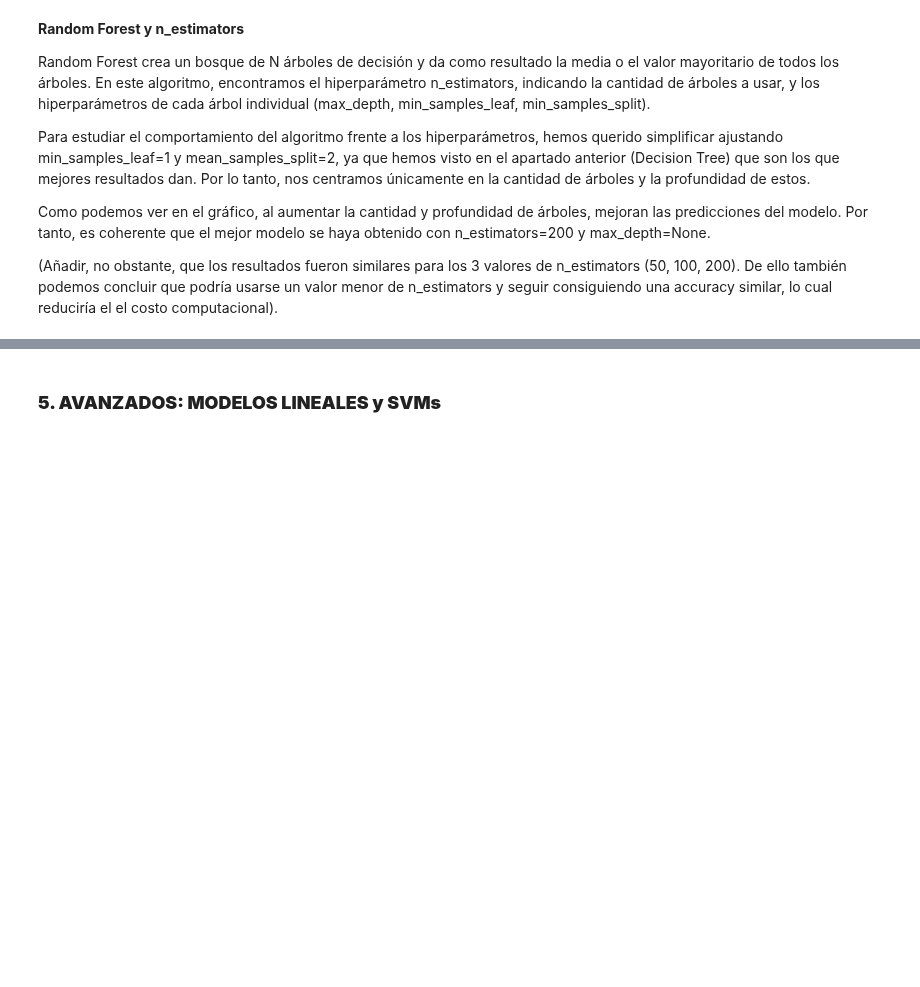
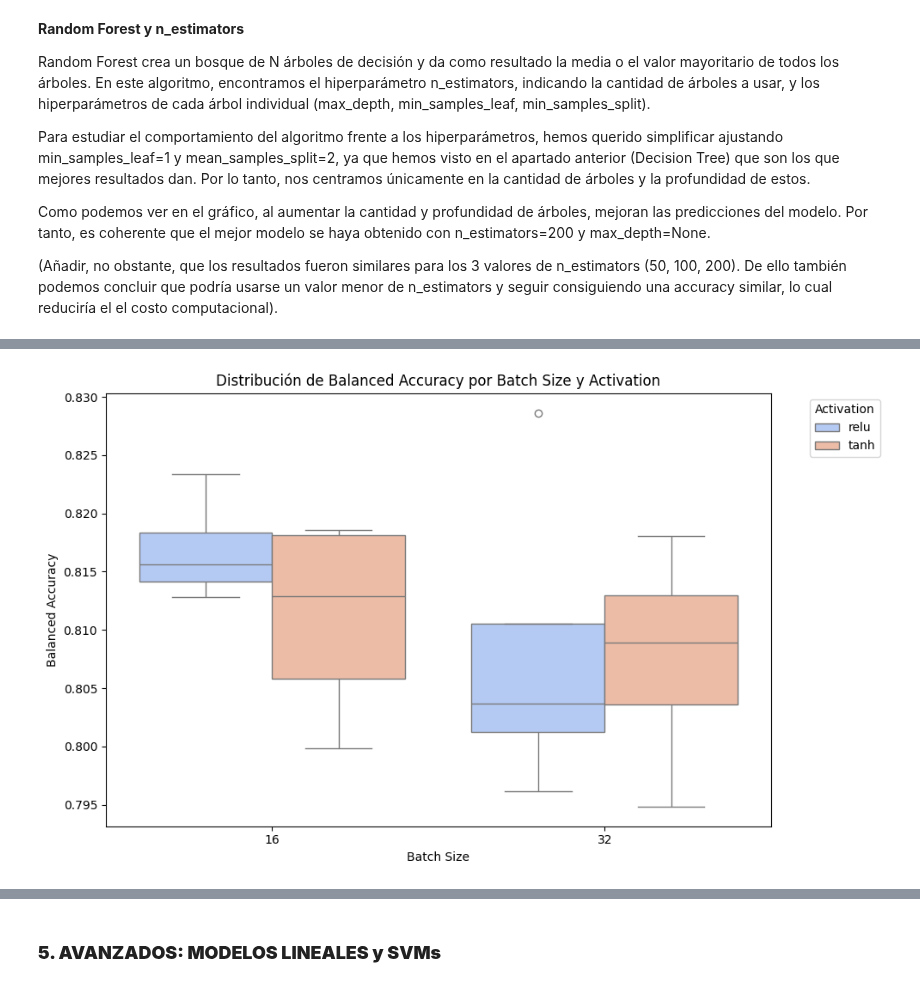
Before and after one commit to kevinMGII/Grupo7-Practica1, a Jupyter notebook: Grupo7_Practica1.ipynb, the cells around one changed output, grey strips where cells are left out. Drawn from its saved outputs; the diff is of its cells as text; code cells hidden in the pictures; blank space fills up the shorter version.

```diff
--- a/Grupo7_Practica1.ipynb
+++ b/Grupo7_Practica1.ipynb
@@ -790,0 +839,22 @@ Concluimos por tanto en esta sección que el mejor método es KNN con distancia
+# %%
+# Extraemos los resultados del GridSearchCV y los convertimos a DataFrame
+import pandas as pd
+results_all_folds = pd.DataFrame(grid_search_rn.cv_results_)
+
+# Generamos el boxplot
+plt.figure(figsize=(10, 6))
+sns.boxplot(
+    data=results_all_folds,
+    x='param_rn__batch_size',
+    y='mean_test_score',
+    hue='param_rn__activation',
+    palette="coolwarm"
+)
+plt.title('Distribución de Balanced Accuracy por Batch Size y Activation')
+plt.xlabel('Batch Size')
+plt.ylabel('Balanced Accuracy')
+plt.legend(title='Activation', bbox_to_anchor=(1.05, 1), loc='upper left')  # Mueve la leyenda fuera del gráfico
+plt.tight_layout()  # Ajusta el layout para evitar cortes
+plt.show()
+# %% [output]
+[figure, added]
```
Also changed, not shown: parts of 39 cells of this notebook.
